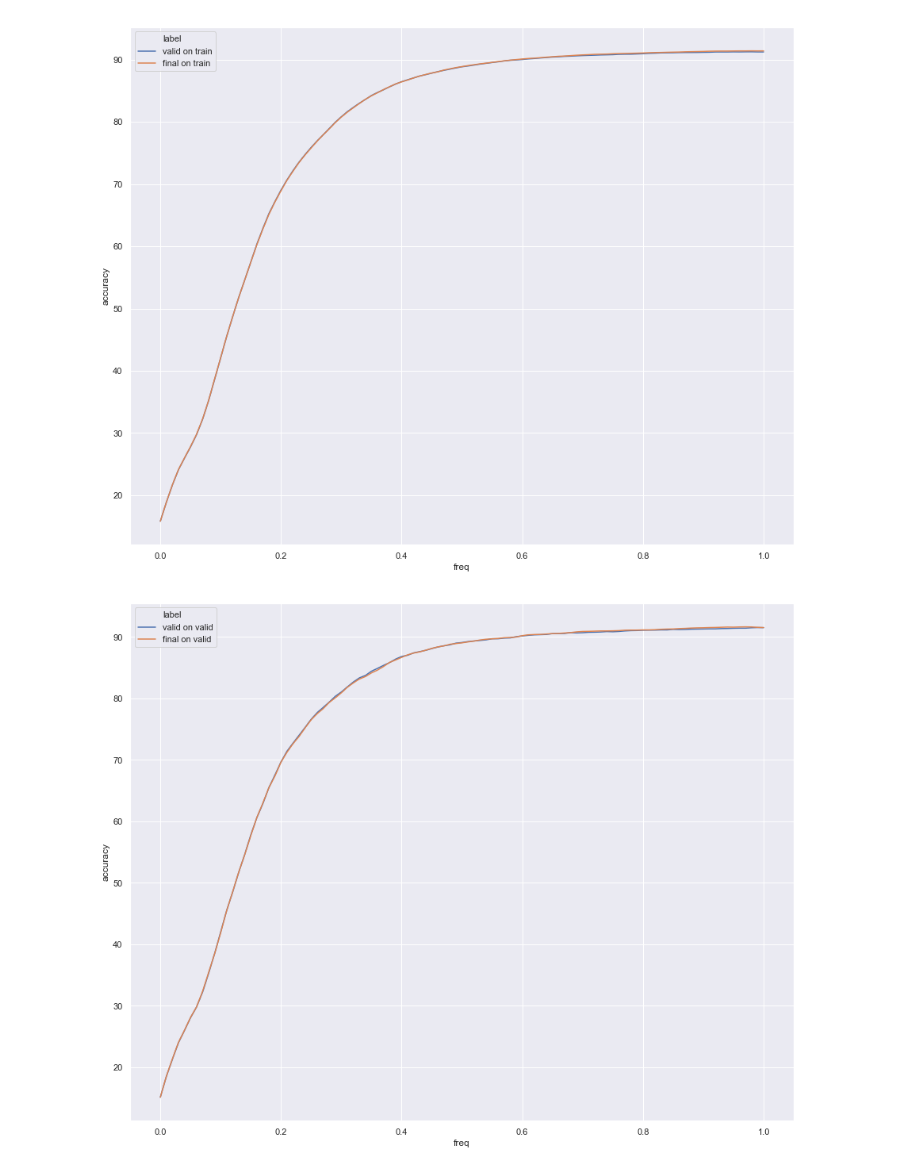
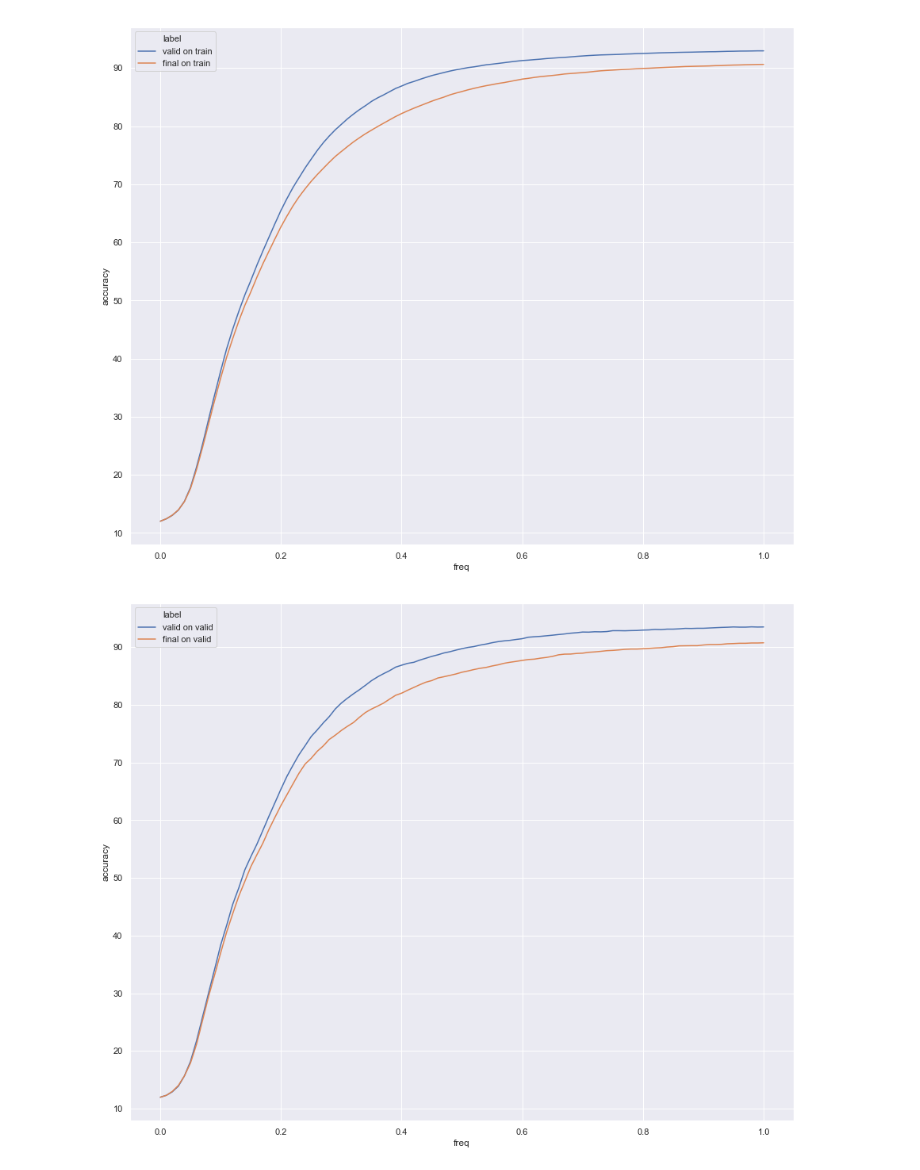
Before and after one commit to wDaniec/time-travelling-networks, a Jupyter notebook: visualize/spotkanie_2.ipynb, the cells around one changed output. Saved outputs shown, nothing was run; the diff lists cells and outputs as text; code cells hidden in the pictures.

```diff
--- a/visualize/spotkanie_2.ipynb
+++ b/visualize/spotkanie_2.ipynb
@@ -33,14 +33,14 @@ def get_single_plot(path, mode):
         plot_single(interpolation, key, mode)
 # %%
 # to set up
-path = '../save_to_folder/first_experiment'
+path = '../cnn/experiment'
 
 
 sns.set(rc={'figure.figsize':(15,12)})
 path_valid = os.path.join(path, 'interpolation_val.csv')
 path_final = os.path.join(path, 'interpolation_final.csv')
 
-get_single_plot(path_val, "valid")
+get_single_plot(path_valid, "valid")
 get_single_plot(path_final, "final")
 
 get_combined_plots(path_valid, path_final)
@@ -64,2 +64,2 @@ See the caveats in the documentation: http://pandas.pydata.org/pandas-docs/stabl
-[figure, old version]
+[figure, new version]
-[figure, old version]
+[figure, new version]
```
Also changed, not shown: parts of 1 cell of this notebook, 7 other files.
